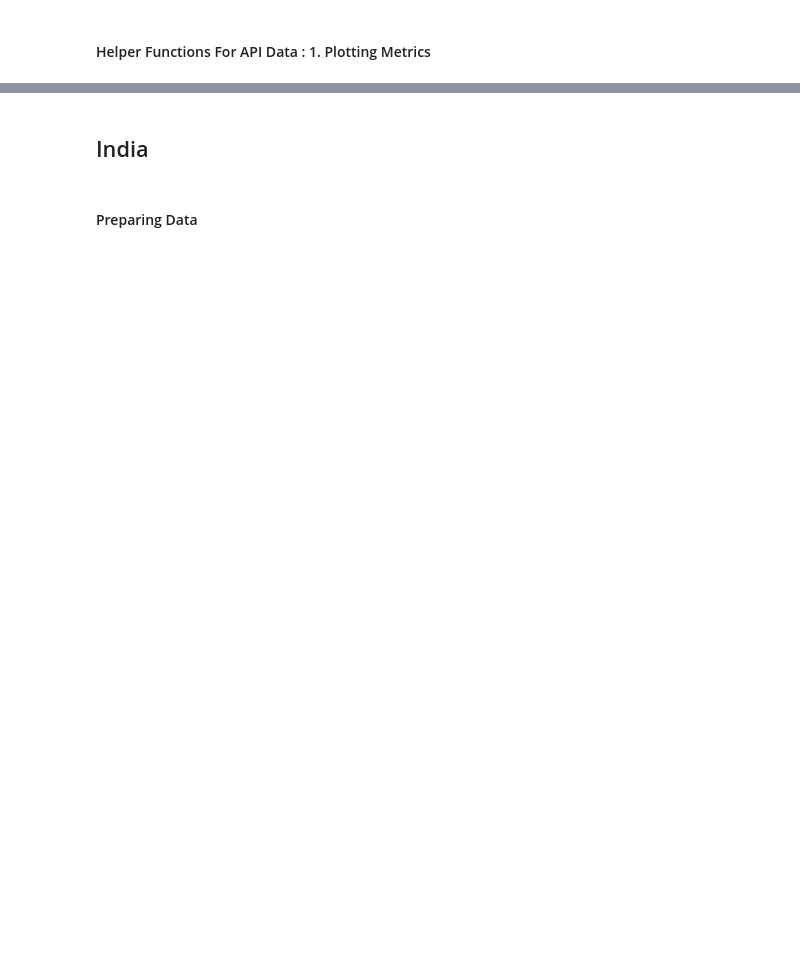
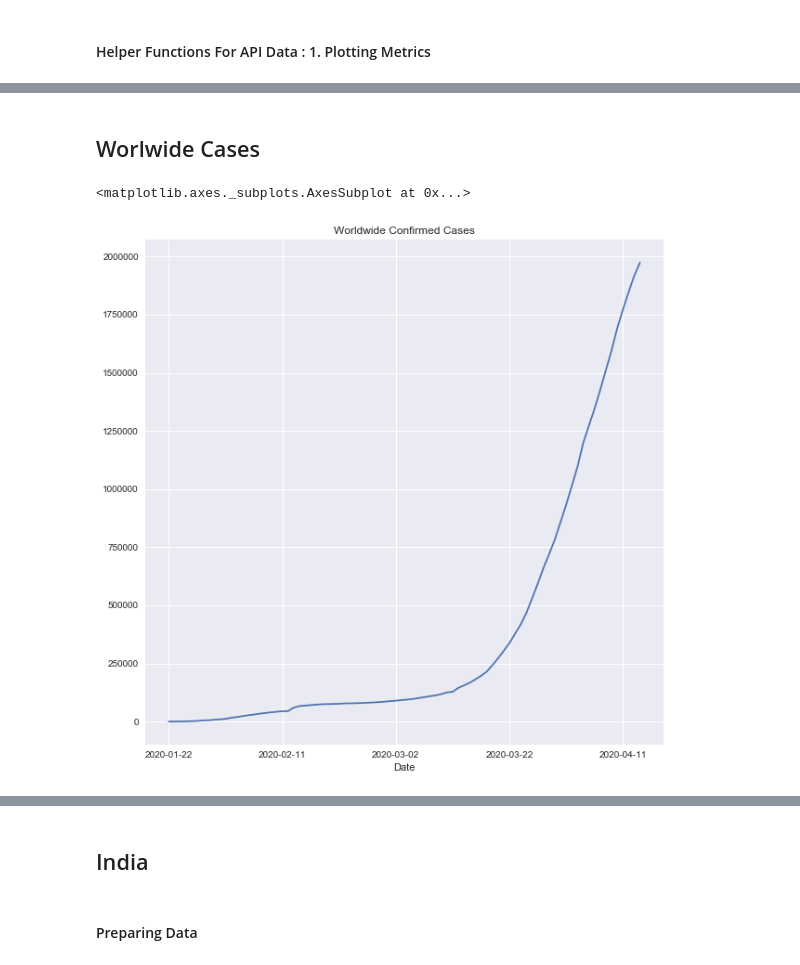
Before and after one commit to DnanaDev/Covid19-India-Analysis-and-Forecasting, a Jupyter notebook: COVID19_India_Analysis_Forecasting..ipynb, the cells around one changed output, grey strips where cells are left out. Cells and saved outputs as stored; diff of their text form; code cells hidden in the pictures; blank space fills up the shorter version.

```diff
--- a/COVID19_India_Analysis_Forecasting..ipynb
+++ b/COVID19_India_Analysis_Forecasting..ipynb
@@ -137,0 +186,8 @@ def plot_daily(df, columns, save = False):
+# %% [markdown]
+## Worlwide Cases
+# %%
+world_cases, world_fatal = country_df('World', df_train_count)
+world_cases.plot(figsize = (10,10), title = 'Worldwide Confirmed Cases', grid = True)
+# %% [output]
+<matplotlib.axes._subplots.AxesSubplot at 0x...>
+[figure, added]
```
Also changed, not shown: parts of 51 cells of this notebook, 11 other files.
